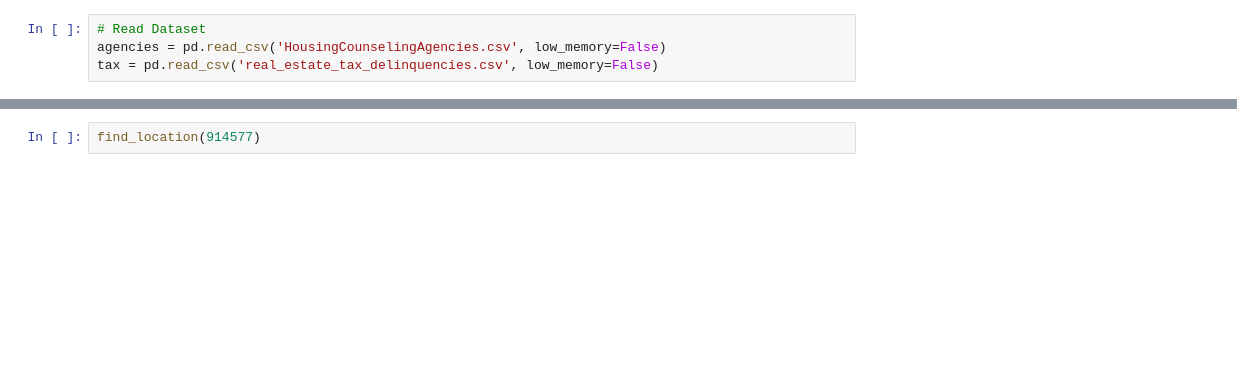
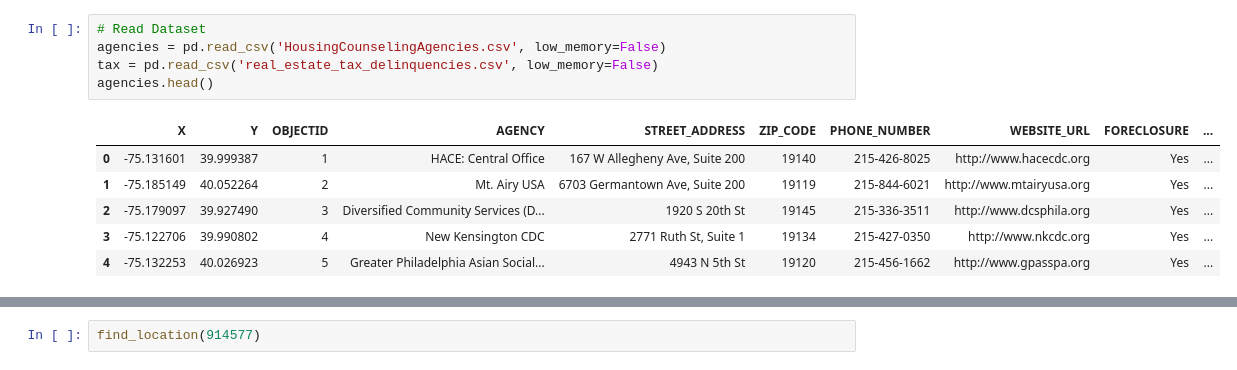
Before and after one commit to kitamura1008/my_repo, a Jupyter notebook: Project/30122 Project - Data Viz.ipynb, the cells around one changed output, grey strips where cells are left out. Cells and saved outputs as stored; diff of their text form; blank space fills up the shorter version.

```diff
--- a/Project/30122 Project - Data Viz.ipynb
+++ b/Project/30122 Project - Data Viz.ipynb
@@ -15,7 +15,15 @@ phi_map
 # %%
 # Read Dataset
 agencies = pd.read_csv('HousingCounselingAgencies.csv', low_memory=False)
 tax = pd.read_csv('real_estate_tax_delinquencies.csv', low_memory=False)
+agencies.head()
+# %% [output]
+|  | X | Y | OBJECTID | AGENCY | STREET_ADDRESS | ZIP_CODE | PHONE_NUMBER | WEBSITE_URL | FORECLOSURE | ... |
+| 0 | -75.131601 | 39.999387 | 1 | HACE: Central Office | 167 W Allegheny Ave, Suite 200 | 19140 | 215-426-8025 | http://www.hacecdc.org | Yes | ... |
+| 1 | -75.185149 | 40.052264 | 2 | Mt. Airy USA | 6703 Germantown Ave, Suite 200 | 19119 | 215-844-6021 | http://www.mtairyusa.org | Yes | ... |
+| 2 | -75.179097 | 39.927490 | 3 | Diversified Community Services (D... | 1920 S 20th St | 19145 | 215-336-3511 | http://www.dcsphila.org | Yes | ... |
+| 3 | -75.122706 | 39.990802 | 4 | New Kensington CDC | 2771 Ruth St, Suite 1 | 19134 | 215-427-0350 | http://www.nkcdc.org | Yes | ... |
+| 4 | -75.132253 | 40.026923 | 5 | Greater Philadelphia Asian Social... | 4943 N 5th St | 19120 | 215-456-1662 | http://www.gpasspa.org | Yes | ... |
 # %%
 # add pop-up text to each marker on the map
 latitudes = list(agencies.Y)
```
Also changed, not shown: parts of 2 cells of this notebook.
